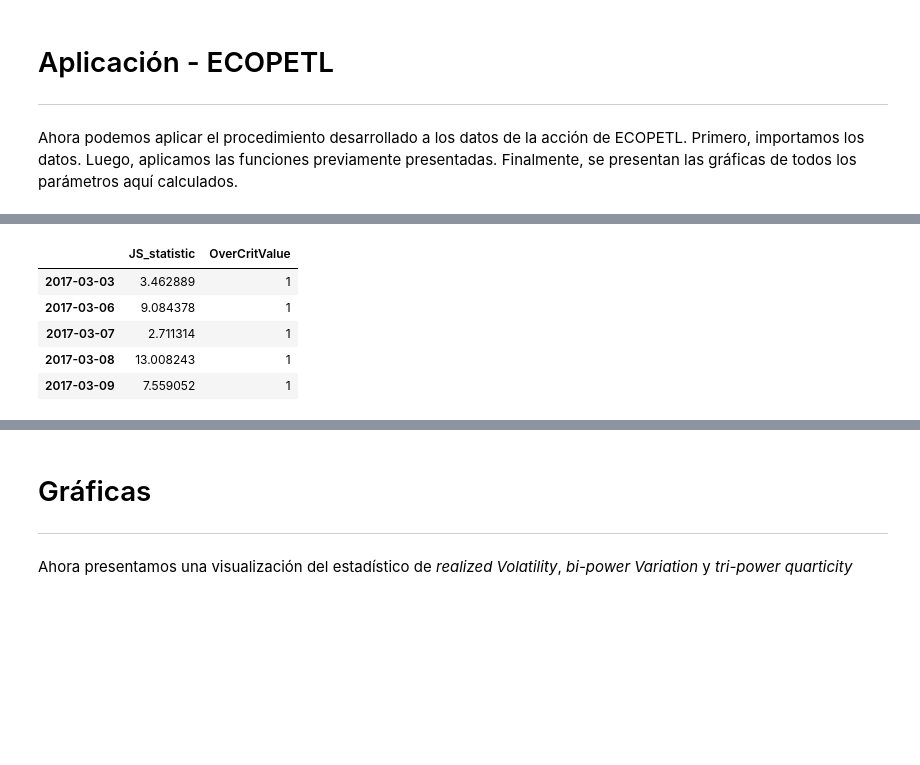
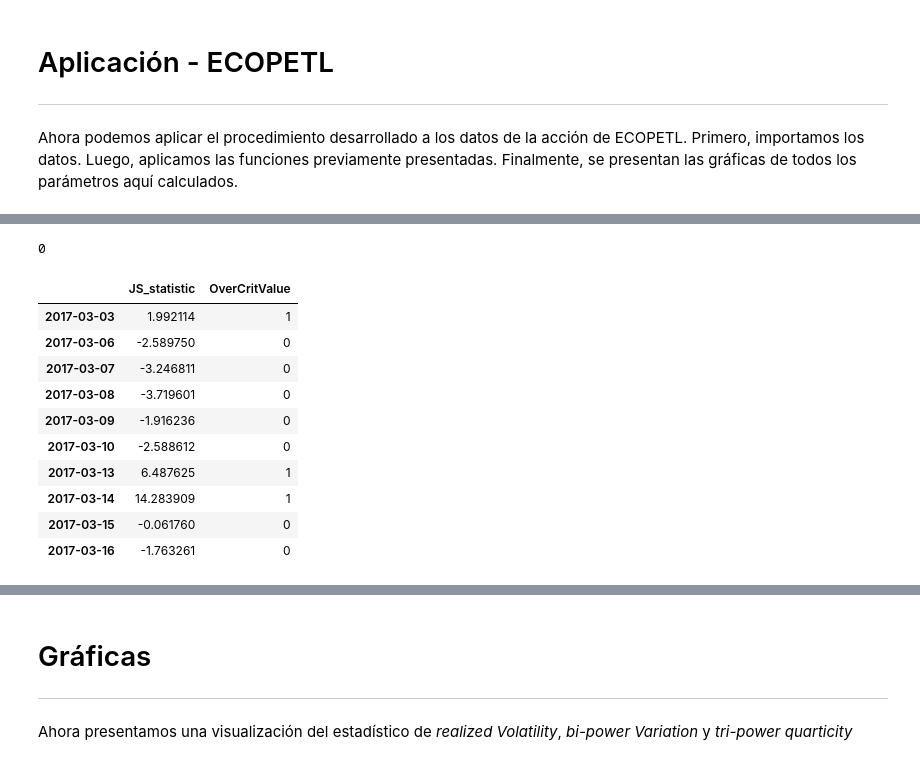
Before and after one commit to nromerodiaz/MarketQualityParams, a Jupyter notebook: JumpStatistic.ipynb, the cells around one changed output, grey strips where cells are left out. Saved outputs shown, nothing was run; the diff lists cells and outputs as text; code cells hidden in the pictures; blank space fills up the shorter version.

```diff
--- a/JumpStatistic.ipynb
+++ b/JumpStatistic.ipynb
@@ -120,16 +140,19 @@ $$BV_t = \frac{\pi}{2}\left(\frac{M}{M-1}\right)\sum_{j=2}^M|r_{t, j}||r_{t, j-1
 
 def BV(stockdailydata):
 
+    # Calculamos los retornos
+    ret  = get_returns(stockdailydata)
+
     # Definimos las constantes
-    M    = len(stockdailydata)
+    M    = len(ret) #len(stockdailydata)
     coef = (np.pi/2.)*float(M/(M-1.))
 
-    # Calculamos los retornos
-    ret  = get_returns(stockdailydata, lag=1)
-    sums = 0
+    # Inicializamos la lista que guarda los terminos de la sumatoria
+    sums = []
 
-    # Calculamos la sumatoria
+    # Calculamos los terminos
     for i in range(2, M):
-        sums += np.abs(ret[i] * ret[i-1])
+        sums.append(np.abs(ret[i] * ret[i-1]))
 
-    return coef*sums
+    # Retornamos la suma de los terminos que hay en la lista
+    return coef*np.nansum(np.array(sums))
@@ -151,20 +169,25 @@ donde $$\mu_k \equiv \frac{2^{k/2}}{\Gamma(1/2)}\Gamma\left[ \frac{(k+1)}{2} \ri
 
 def TP(stockdailydata):
 
+    # Calculamos los retornos absolutos
+    stockdailyret = np.abs(get_returns(stockdailydata))
+
     # Definimos las constantes
-    M    = len(stockdailydata)
+    M    = len(stockdailyret) #len(stockdailydata)
     mu43 = np.float_power(2., 2./3.)*gamma(7./6.)/gamma(0.5)
-    coef =  mu43*M*(M/(M-2))
-    sums = 0
+    coef = mu43*M*(M/(M-2))
     p    = 4./3.
 
-    # Calculamos los retornos absolutos
-    stockdailyret = np.abs(get_returns(stockdailydata, lag=1))
+    # Inicializamos la lista donde guardaremos los terminos de la sumatoria
+    sums = []
 
-    # Calculamos la sumatoria
+    # Calculamos los terminos de la sumatoria
     for i in range(3, M):
         temp1 = stockdailyret[i]*stockdailyret[i-1]*stockdailyret[i-2]
         temp2 = np.float_power(temp1, p)
-        sums += temp2
 
-    return coef*sums
+        # Guardamos los terminos de la sumatoria en la lista sums
+        sums.append(temp2)
+
+    # Retornamos la suma-producto
+    return coef*np.nansum(np.array(sums))
@@ -248,12 +268,22 @@ Wall time: 1.98 s
+# %%
+# Verificamos si hay algun NaN en los resultados
+js_test.isnull().values.sum()
+# %% [output]
+0
 # %%
-js_test.head()
+js_test.head(10)
 # %% [output]
 |  | JS_statistic | OverCritValue |
-| 2017-03-03 | 3.462889 | 1 |
-| 2017-03-06 | 9.084378 | 1 |
-| 2017-03-07 | 2.711314 | 1 |
-| 2017-03-08 | 13.008243 | 1 |
-| 2017-03-09 | 7.559052 | 1 |
+| 2017-03-03 | 1.992114 | 1 |
+| 2017-03-06 | -2.589750 | 0 |
+| 2017-03-07 | -3.246811 | 0 |
+| 2017-03-08 | -3.719601 | 0 |
+| 2017-03-09 | -1.916236 | 0 |
+| 2017-03-10 | -2.588612 | 0 |
+| 2017-03-13 | 6.487625 | 1 |
+| 2017-03-14 | 14.283909 | 1 |
+| 2017-03-15 | -0.061760 | 0 |
+| 2017-03-16 | -1.763261 | 0 |
 # %%
 pd.DataFrame(js_test["JS_statistic"]).plot(figsize=(10, 8), marker="o")
 plt.title("Estadístico de salto en proporción", fontsize=20)
```
Also changed, not shown: parts of 23 cells of this notebook.
